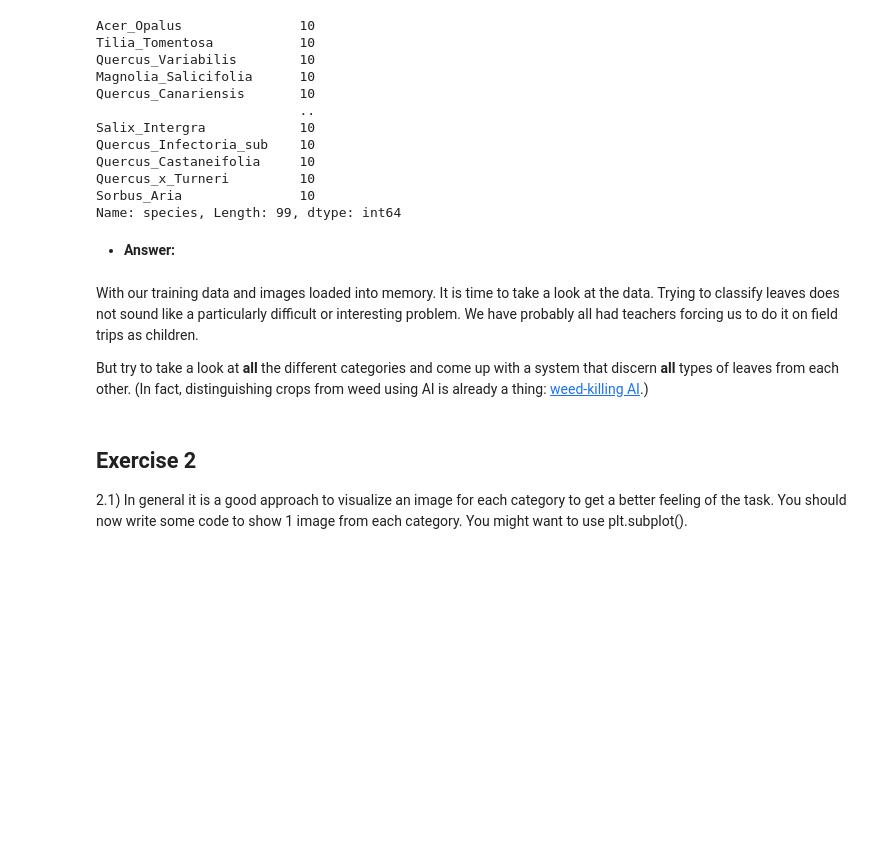
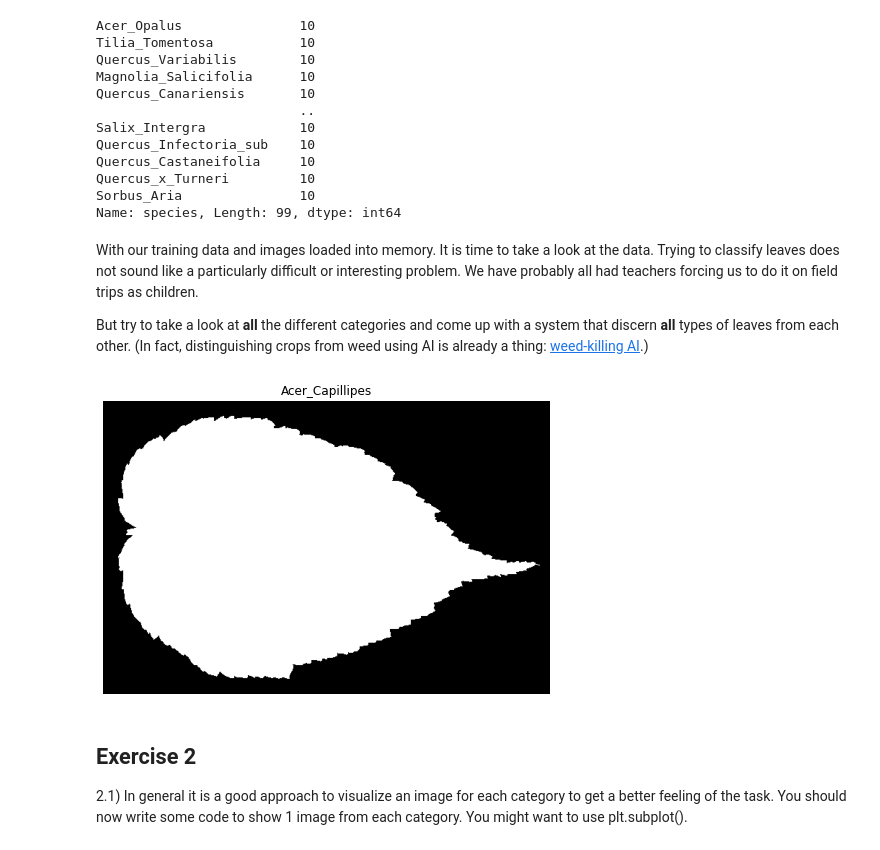
Before and after one commit to alaym3/02456-deep-learning, a Jupyter notebook: 6_Mini_Project/6.1-EXE-Kaggle-Leaf-Challenge.ipynb, the cells around one changed output. Cells and saved outputs as stored; diff of their text form; code cells hidden in the pictures; blank space fills up the shorter version.

```diff
--- a/6_Mini_Project/6.1-EXE-Kaggle-Leaf-Challenge.ipynb
+++ b/6_Mini_Project/6.1-EXE-Kaggle-Leaf-Challenge.ipynb
@@ -155,8 +157,6 @@ Quercus_Castaneifolia     10
 Quercus_x_Turneri         10
 Sorbus_Aria               10
 Name: species, Length: 99, dtype: int64
-# %% [markdown]
- * **Answer:**
 # %% [markdown]
 With our training data and images loaded into memory.
 It is time to take a look at the data.
@@ -167,18 +167,20 @@ But try to take a look at **all** the different categories and come up with a sy
 # %%
 # First we find an example of each species in order to visualize it
 species = np.array(sorted(train.species.unique()))
 species_examples = [np.random.choice(train[train.species == s].id.values) for s in species]
 
 # Then we gather its' index in our list of images in order to find the correct image
-indexes = [image_paths.index(drive_path + 'images/{}.jpg'.format(i)) for i in species_examples]
+indexes = [image_paths.index('drive/My Drive/deep_learning/leaf-classification/images/{}.jpg'.format(i)) for i in species_examples]
 
 # Plot of the first image
 plt.figure(figsize=(8, 8))
 image = imread(image_paths[indexes[0]], as_gray=True)
 plt.imshow(image, cmap='gray')
 plt.title("%s" % (species[0]))
 plt.axis('off')
 plt.show()
+# %% [output]
+[figure, added]
 # %% [markdown]
 ## Exercise 2
 2.1) In general it is a good approach to visualize an image for each category to get a better feeling of the task. You should now write some code to show 1 image from each category. You might want to use plt.subplot().
```
Also changed, not shown: parts of 5 cells of this notebook.
